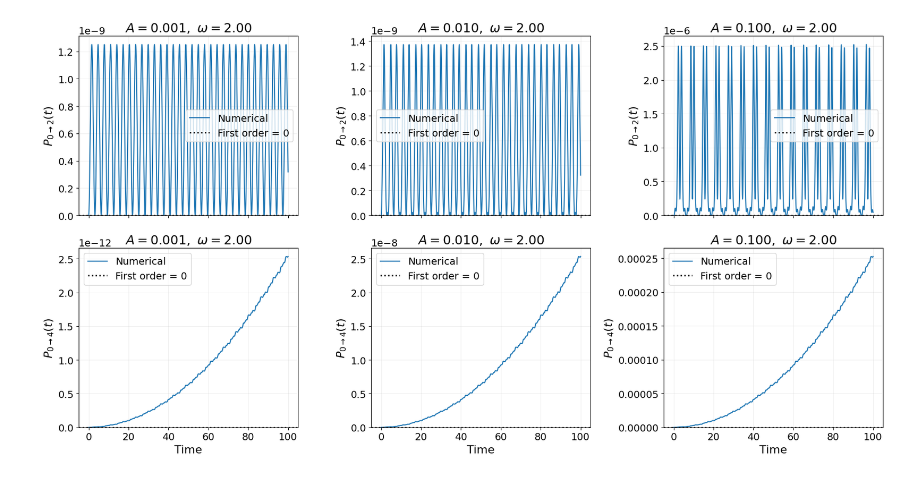
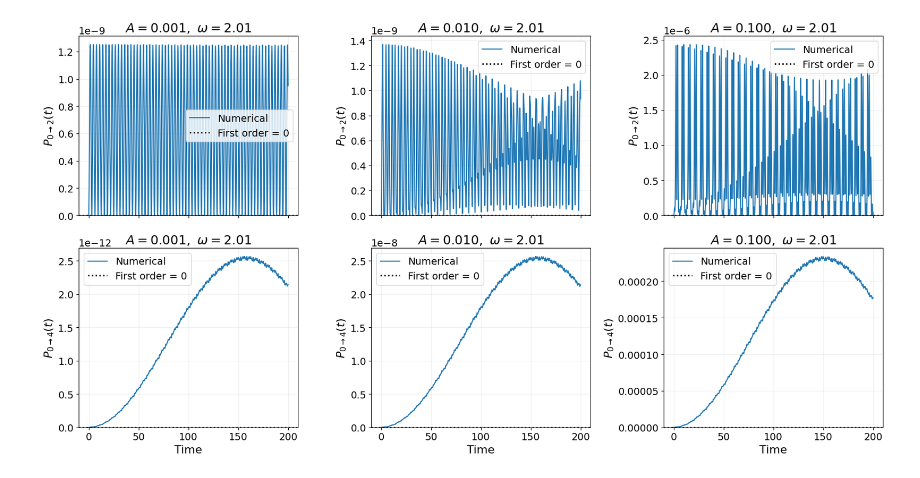
Before and after one commit to TO-PRARAMX/pc4230-project, a Jupyter notebook: example/06_omega2.ipynb, the cells around one changed output. Cells and saved outputs as stored; diff of their text form; code cells hidden in the pictures.

```diff
--- a/example/06_omega2.ipynb
+++ b/example/06_omega2.ipynb
@@ -21,12 +21,12 @@ sys.path.insert(0, str(folder))
 from harmonic import HarmonicOscillator
 
 # Parameters
-omega = 2.0
+omega = 2.01
 A_values = [0.001, 0.01, 0.1]
 n = 128
 L = 12
 dt = 0.02
-tmax = 100
+tmax = 200
 
 ho = HarmonicOscillator(boundary=(-L, L), n=n)
 _, basis = ho.eigenstates()
@@ -53,31 +53,31 @@ for col, A in enumerate(A_values):
             A=A,
             psi0=psi,
             t0=times[i - 1]
         )
 
         P2[i] = np.abs(np.vdot(phi2, psi))**2
         P4[i] = np.abs(np.vdot(phi4, psi))**2
 
     # Top row: second excited state
     # Bottom row: fourth excited state
     for row, (level, P) in enumerate([(2, P2), (4, P4)]):
         ax = axes[row, col]
 
         ax.plot(times, P, label="Numerical")
         ax.axhline(
             0, color="black", linestyle=":", linewidth=2,
             label="First order = 0"
         )
 
         ax.set_title(rf"$A={A:.3f},\ \omega={omega:.2f}$")
         ax.set_ylabel(rf"$P_{{0\to{level}}}(t)$")
         ax.set_ylim(bottom=0)
         ax.legend()
         ax.grid(alpha=0.2)
 
     axes[1, col].set_xlabel("Time")
 
 plt.tight_layout()
 plt.show()
 # %% [output]
-[figure, old version]
+[figure, new version]
```
Also changed, not shown: parts of 1 cell of this notebook, 2 other files.
